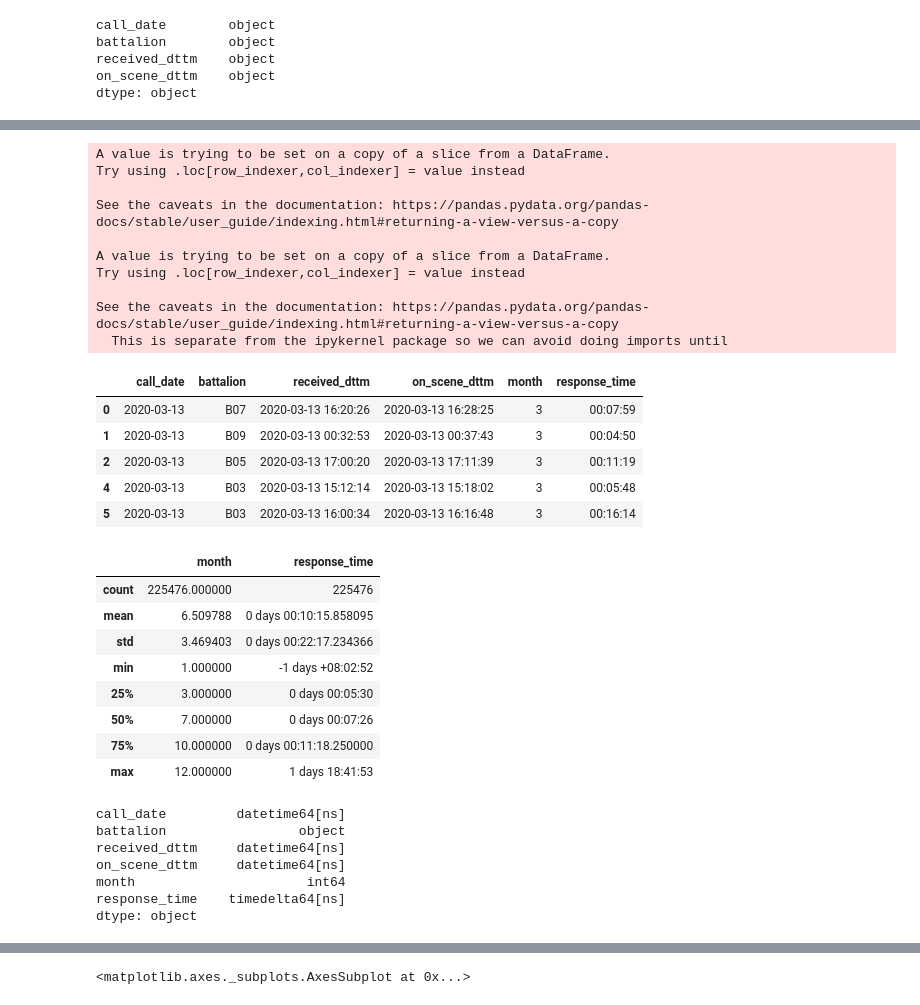
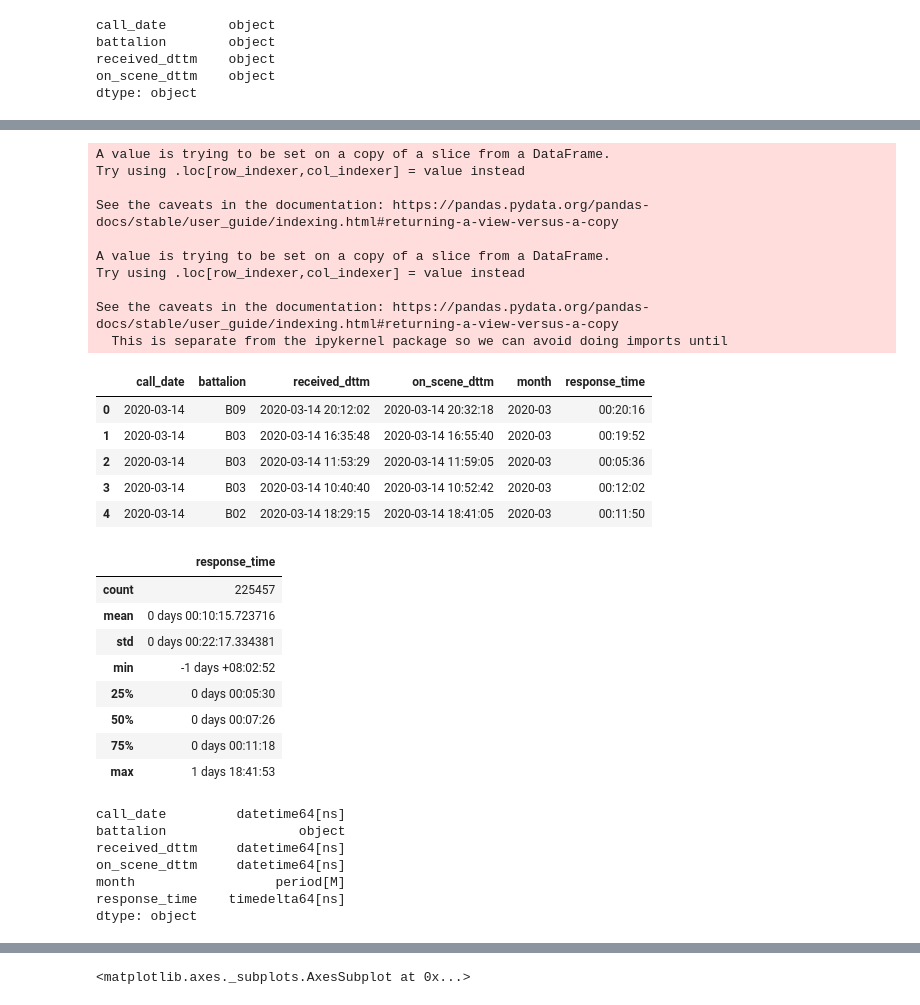
Before and after one commit to carleeyoung/SFFD-Database, a Jupyter notebook: SFFD_ResponseTimeData.ipynb, the cells around one changed output, grey strips where cells are left out. Saved outputs shown, nothing was run; the diff lists cells and outputs as text; code cells hidden in the pictures.

```diff
--- a/SFFD_ResponseTimeData.ipynb
+++ b/SFFD_ResponseTimeData.ipynb
@@ -91,38 +91,38 @@ See the caveats in the documentation: https://pandas.pydata.org/pandas-docs/stab
 # %%
 # establish the month and response time data series
-refined_df['month'] = refined_df['call_date'].dt.month
+refined_df['month'] = refined_df['call_date'].dt.to_period('M')
 refined_df['response_time'] = refined_df['on_scene_dttm'] - refined_df['received_dttm']
 refined_df.head()
 # %% [output]
 A value is trying to be set on a copy of a slice from a DataFrame.
 Try using .loc[row_indexer,col_indexer] = value instead
 
 See the caveats in the documentation: https://pandas.pydata.org/pandas-docs/stable/user_guide/indexing.html#returning-a-view-versus-a-copy
 
 A value is trying to be set on a copy of a slice from a DataFrame.
 Try using .loc[row_indexer,col_indexer] = value instead
 
 See the caveats in the documentation: https://pandas.pydata.org/pandas-docs/stable/user_guide/indexing.html#returning-a-view-versus-a-copy
   This is separate from the ipykernel package so we can avoid doing imports until
 |  | call_date | battalion | received_dttm | on_scene_dttm | month | response_time |
-| 0 | 2020-03-13 | B07 | 2020-03-13 16:20:26 | 2020-03-13 16:28:25 | 3 | 00:07:59 |
-| 1 | 2020-03-13 | B09 | 2020-03-13 00:32:53 | 2020-03-13 00:37:43 | 3 | 00:04:50 |
-| 2 | 2020-03-13 | B05 | 2020-03-13 17:00:20 | 2020-03-13 17:11:39 | 3 | 00:11:19 |
-| 4 | 2020-03-13 | B03 | 2020-03-13 15:12:14 | 2020-03-13 15:18:02 | 3 | 00:05:48 |
-| 5 | 2020-03-13 | B03 | 2020-03-13 16:00:34 | 2020-03-13 16:16:48 | 3 | 00:16:14 |
+| 0 | 2020-03-14 | B09 | 2020-03-14 20:12:02 | 2020-03-14 20:32:18 | 2020-03 | 00:20:16 |
+| 1 | 2020-03-14 | B03 | 2020-03-14 16:35:48 | 2020-03-14 16:55:40 | 2020-03 | 00:19:52 |
+| 2 | 2020-03-14 | B03 | 2020-03-14 11:53:29 | 2020-03-14 11:59:05 | 2020-03 | 00:05:36 |
+| 3 | 2020-03-14 | B03 | 2020-03-14 10:40:40 | 2020-03-14 10:52:42 | 2020-03 | 00:12:02 |
+| 4 | 2020-03-14 | B02 | 2020-03-14 18:29:15 | 2020-03-14 18:41:05 | 2020-03 | 00:11:50 |
 # %%
 # Use describe to get a quick statistical summary of the data
 refined_df.describe()
 # %% [output]
-|  | month | response_time |
-| count | 225476.000000 | 225476 |
-| mean | 6.509788 | 0 days 00:10:15.858095 |
-| std | 3.469403 | 0 days 00:22:17.234366 |
-| min | 1.000000 | -1 days +08:02:52 |
-| 25% | 3.000000 | 0 days 00:05:30 |
-| 50% | 7.000000 | 0 days 00:07:26 |
-| 75% | 10.000000 | 0 days 00:11:18.250000 |
-| max | 12.000000 | 1 days 18:41:53 |
+|  | response_time |
+| count | 225457 |
+| mean | 0 days 00:10:15.723716 |
+| std | 0 days 00:22:17.334381 |
+| min | -1 days +08:02:52 |
+| 25% | 0 days 00:05:30 |
+| 50% | 0 days 00:07:26 |
+| 75% | 0 days 00:11:18 |
+| max | 1 days 18:41:53 |
 # %%
 refined_df.dtypes
 # %% [output]
@@ -130,6 +130,6 @@ call_date         datetime64[ns]
 battalion                 object
 received_dttm     datetime64[ns]
 on_scene_dttm     datetime64[ns]
-month                      int64
+month                  period[M]
 response_time    timedelta64[ns]
 dtype: object
```
Also changed, not shown: parts of 21 cells of this notebook, 1 other file.
